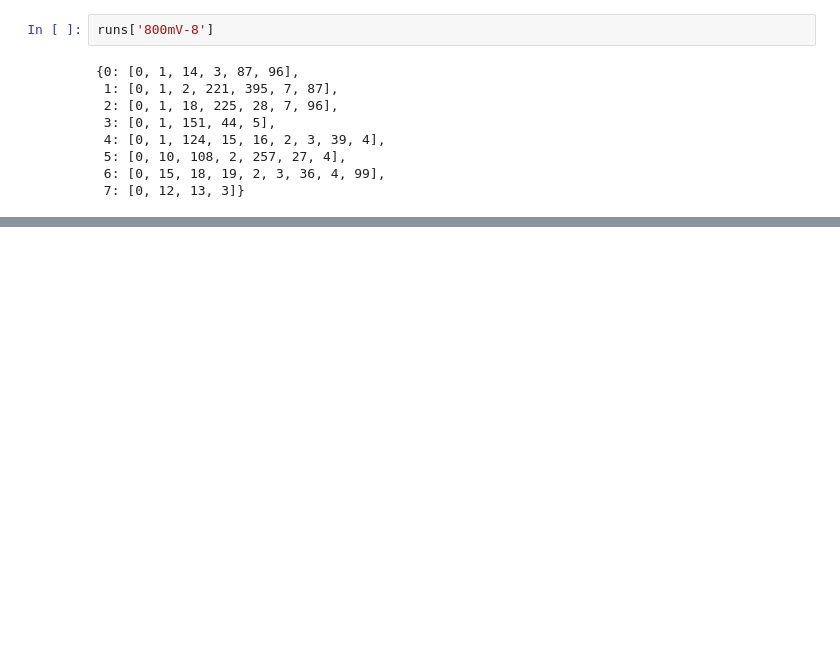
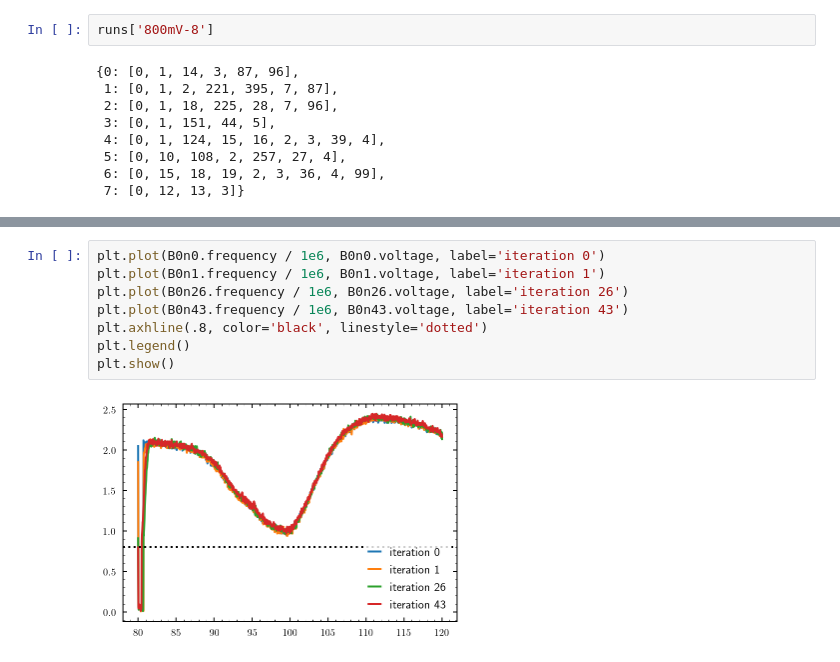
Before and after one commit to bodokaiser/bachelor-thesis, a Jupyter notebook: notebook/evaluation/intensity-optimization.ipynb, the cells around one changed output, grey strips where cells are left out. Cells and saved outputs as stored; diff of their text form; blank space fills up the shorter version.

```diff
--- a/notebook/evaluation/intensity-optimization.ipynb
+++ b/notebook/evaluation/intensity-optimization.ipynb
@@ -205,0 +458,10 @@ plt.show()
+# %%
+plt.plot(B0n0.frequency / 1e6, B0n0.voltage, label='iteration 0')
+plt.plot(B0n1.frequency / 1e6, B0n1.voltage, label='iteration 1')
+plt.plot(B0n26.frequency / 1e6, B0n26.voltage, label='iteration 26')
+plt.plot(B0n43.frequency / 1e6, B0n43.voltage, label='iteration 43')
+plt.axhline(.8, color='black', linestyle='dotted')
+plt.legend()
+plt.show()
+# %% [output]
+[figure, added]
```
Also changed, not shown: parts of 17 cells of this notebook, 6 other files.
